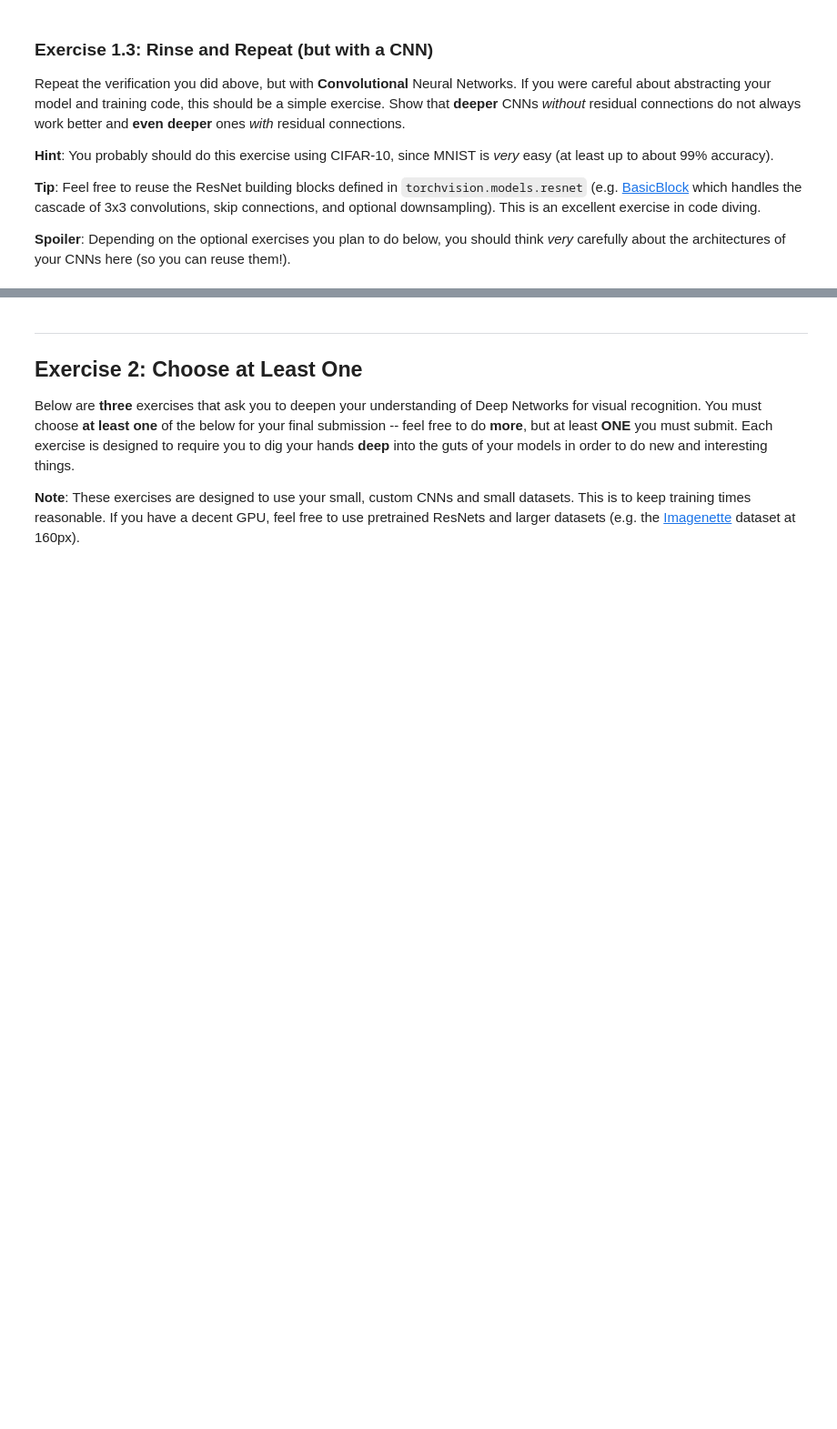
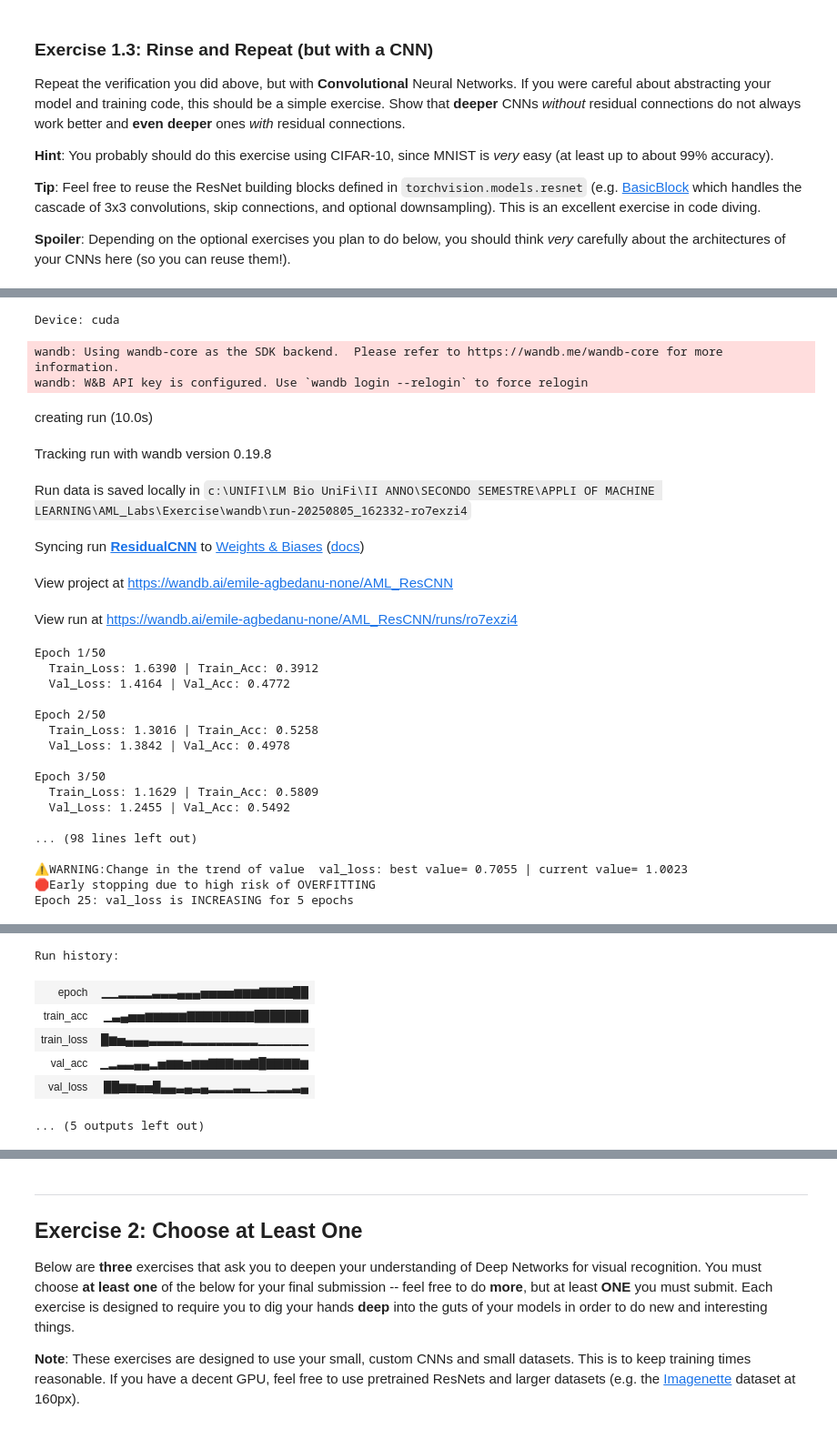
Before and after one commit to emile-kophi/AML_Labs, a Jupyter notebook: Exercise/Lab1_CNN.ipynb, the cells around one changed output, grey strips where cells are left out. Shown: that part at 91% size. Cells and saved outputs as stored; diff of their text form; code cells hidden in the pictures; blank space fills up the shorter version.

```diff
--- a/Exercise/Lab1_CNN.ipynb
+++ b/Exercise/Lab1_CNN.ipynb
@@ -521,0 +718,73 @@ Repeat the verification you did above, but with **Convolutional** Neural Network
+# %%
+
+# Hyperparameters
+num_blocks=4
+
+# Instantiate Residual CNN model
+ResCnn_model = VariableDepthResNet(
+    num_blocks, num_classes, base_channels, dropout_rate, in_channels, padding
+).to(device)
+
+
+ResCnn_optimizer = torch.optim.Adam(ResCnn_model.parameters(), lr=learning_rate)
+criterion = nn.CrossEntropyLoss()
+
+# Train
+train_losses_rescnn, val_losses_rescnn, epochs_rescnn = train_model(
+    ResCnn_model,
+    train_loader,
+    val_loader,
+    ResCnn_optimizer,
+    criterion,
+    num_epochs,
+    device,
+    patience,
+    min_delta,
+    delta_overfit,
+    overfit_patience,
+    wandb_project="AML_ResCNN",
+    wandb_run_name="ResidualCNN"
+)
+
+# Evaluate
+test_loss_rescnn, test_acc_rescnn, test_prec_rescnn = evaluate(
+    ResCnn_model,
+    test_loader,
+    criterion,
+    device
+)
+
+
+#print results
+print("ResidualCNN performance on TEST SET")
+print("-" * 70)
+print(f"|{'Model':<18} | {'Epochs':<7} | {'Loss':<10} | {'Accuracy':<10} | {'Precision':<10}|")
+print("-" * 70)
+print(f"|{f'ResidualCNN [{num_blocks}Layer]':<15} | {epochs_rescnn:<7} | {test_loss_rescnn:<10.4f} | {test_acc_rescnn:<10.4f} | {test_prec_rescnn:<10.4f}|")
+# %% [output]
+Device: cuda
+wandb: Using wandb-core as the SDK backend.  Please refer to https://wandb.me/wandb-core for more information.
+wandb: W&B API key is configured. Use `wandb login --relogin` to force relogin
+creating run (10.0s)
+Tracking run with wandb version 0.19.8
+Run data is saved locally in c:\UNIFI\LM Bio UniFi\II ANNO\SECONDO SEMESTRE\APPLI OF MACHINE LEARNING\AML_Labs\Exercise\wandb\run-20250805_162332-ro7exzi4
+Syncing run ResidualCNN to Weights & Biases (docs)
+View project at https://wandb.ai/emile-agbedanu-none/AML_ResCNN
+View run at https://wandb.ai/emile-agbedanu-none/AML_ResCNN/runs/ro7exzi4
+Epoch 1/50
+  Train_Loss: 1.6390 | Train_Acc: 0.3912
+  Val_Loss: 1.4164 | Val_Acc: 0.4772
+
+Epoch 2/50
+  Train_Loss: 1.3016 | Train_Acc: 0.5258
+  Val_Loss: 1.3842 | Val_Acc: 0.4978
+
+Epoch 3/50
+  Train_Loss: 1.1629 | Train_Acc: 0.5809
+  Val_Loss: 1.2455 | Val_Acc: 0.5492
+
+... (98 lines left out)
+
+⚠️WARNING:Change in the trend of value  val_loss: best value= 0.7055 | current value= 1.0023
+🛑Early stopping due to high risk of OVERFITTING
+Epoch 25: val_loss is INCREASING for 5 epochs
@@ -521,0 +792,7 @@ Repeat the verification you did above, but with **Convolutional** Neural Network
+Run history:
+| epoch | ▁▁▂▂▂▂▃▃▃▄▄▄▅▅▅▅▆▆▆▇▇▇▇██ |
+| train_acc | ▁▃▄▅▅▆▆▆▆▆▇▇▇▇▇▇▇▇███████ |
+| train_loss | █▆▅▄▄▄▃▃▃▃▂▂▂▂▂▂▂▂▂▁▁▁▁▁▁ |
+| val_acc | ▁▂▃▃▄▄▂▅▆▆▅▆▆▇▇▇▆▆▇█▇▇▇▇▆ |
+| val_loss | ██▆▆▅▅█▄▄▃▄▃▄▂▂▂▃▃▁▁▂▂▂▃▄ |
+... (5 outputs left out)
```
Also changed, not shown: parts of 42 cells of this notebook, 3 other files.
